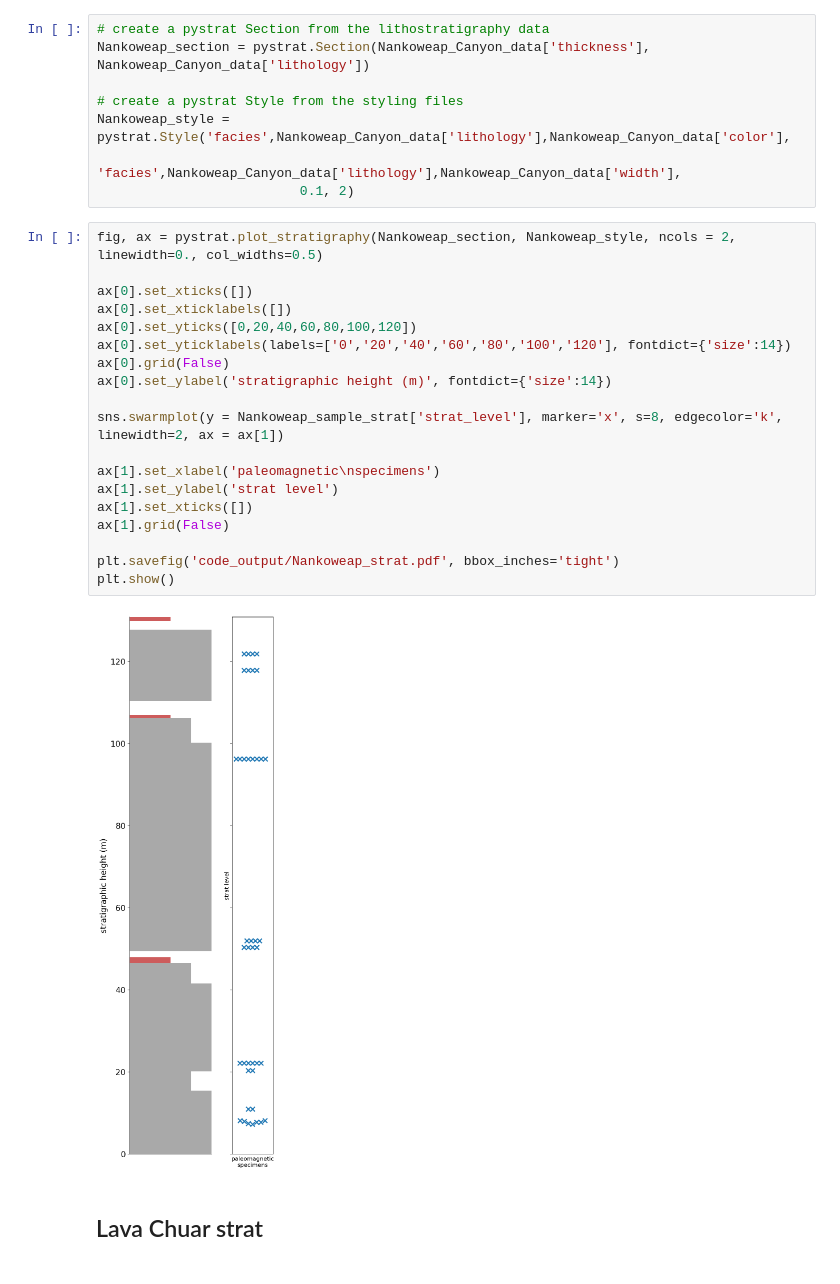
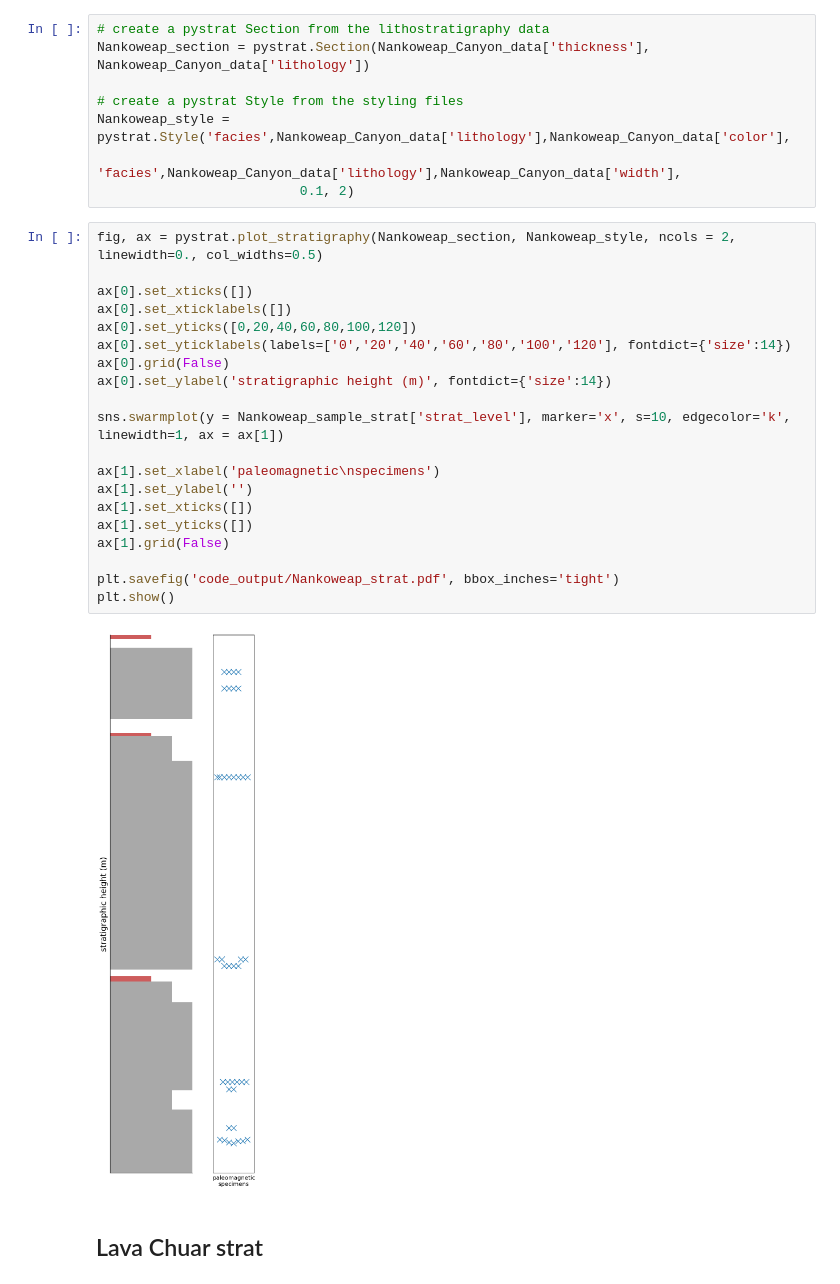
Before and after one commit to Swanson-Hysell-Group/2024_SWLLIP, a Jupyter notebook: code/Cardenas_strat.ipynb, the cells around one changed output. Cells and saved outputs as stored; diff of their text form.

Commit message:
progress on Cardenas and Unkar pmag, geochem and strat notebooks

```diff
--- a/code/Cardenas_strat.ipynb
+++ b/code/Cardenas_strat.ipynb
@@ -91,24 +91,25 @@ Nankoweap_style = pystrat.Style('facies',Nankoweap_Canyon_data['lithology'],Nank
 # %%
 fig, ax = pystrat.plot_stratigraphy(Nankoweap_section, Nankoweap_style, ncols = 2, linewidth=0., col_widths=0.5)
 
 ax[0].set_xticks([])
 ax[0].set_xticklabels([])
 ax[0].set_yticks([0,20,40,60,80,100,120])
 ax[0].set_yticklabels(labels=['0','20','40','60','80','100','120'], fontdict={'size':14})
 ax[0].grid(False)
 ax[0].set_ylabel('stratigraphic height (m)', fontdict={'size':14})
 
-sns.swarmplot(y = Nankoweap_sample_strat['strat_level'], marker='x', s=8, edgecolor='k', linewidth=2, ax = ax[1])
+sns.swarmplot(y = Nankoweap_sample_strat['strat_level'], marker='x', s=10, edgecolor='k', linewidth=1, ax = ax[1])
 
 ax[1].set_xlabel('paleomagnetic\nspecimens')
-ax[1].set_ylabel('strat level')
+ax[1].set_ylabel('')
 ax[1].set_xticks([])
+ax[1].set_yticks([])
 ax[1].grid(False)
 
 plt.savefig('code_output/Nankoweap_strat.pdf', bbox_inches='tight')
 plt.show()
 # %% [output]
-[figure, old version]
+[figure, new version]
 # %% [markdown]
 ## Lava Chuar strat
 # %%
```
Also changed, not shown: parts of 2 cells of this notebook, 1 other file.
